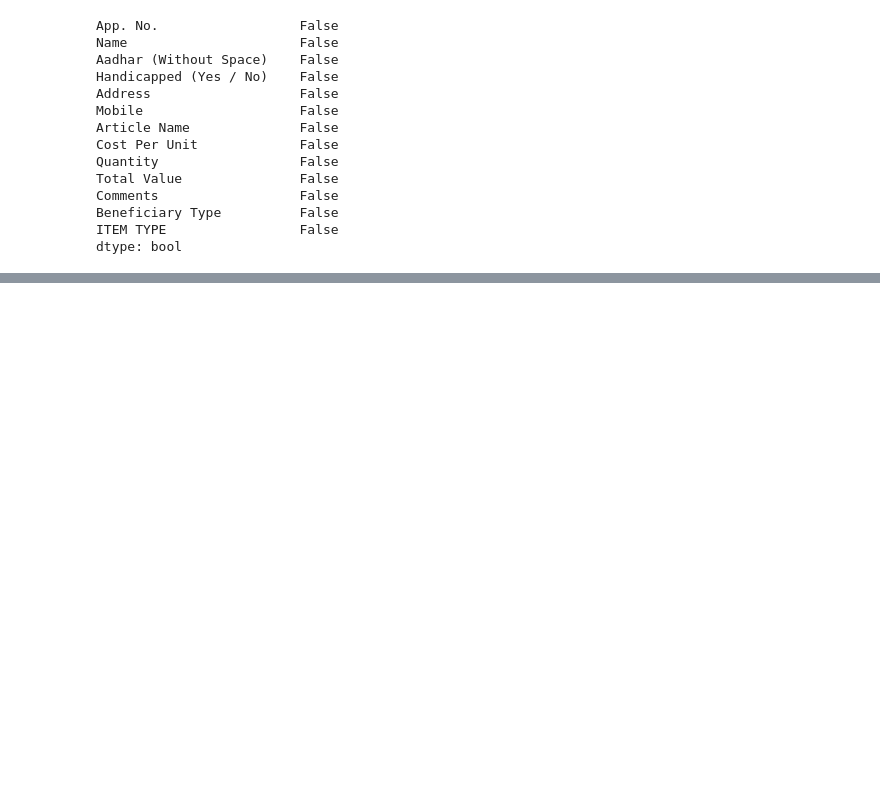
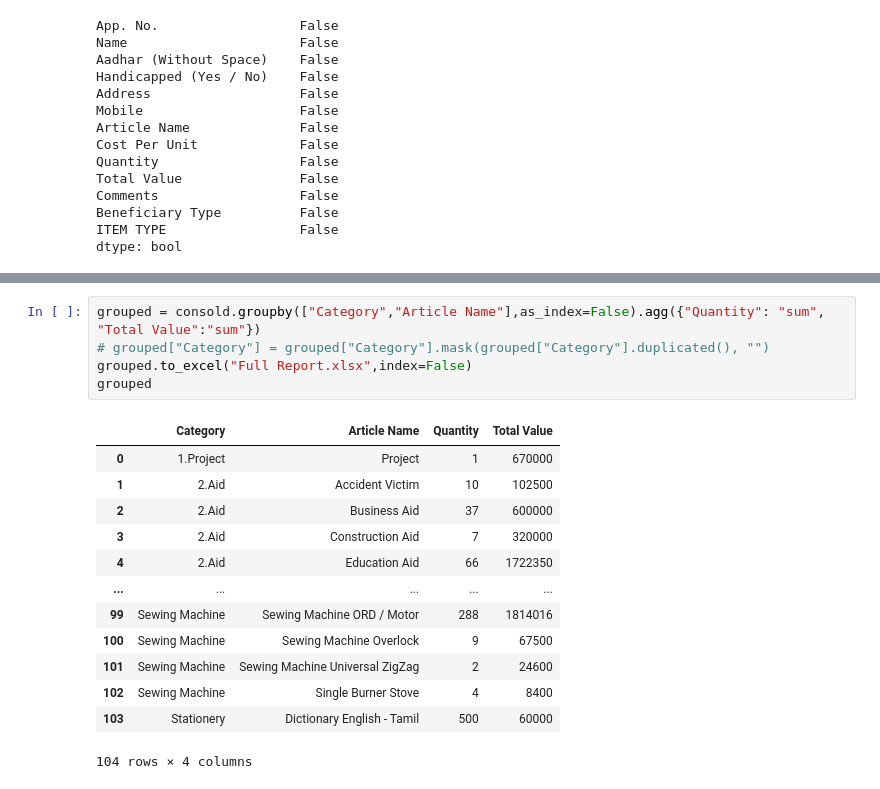
Before and after one commit to ash-sha/MNP25, a Jupyter notebook: codes/frontend.ipynb, the cells around one changed output, grey strips where cells are left out. Saved outputs shown, nothing was run; the diff lists cells and outputs as text; blank space fills up the shorter version.

```diff
--- a/codes/frontend.ipynb
+++ b/codes/frontend.ipynb
@@ -568,0 +570,19 @@ dtype: bool
+# %%
+grouped = consold.groupby(["Category","Article Name"],as_index=False).agg({"Quantity": "sum", "Total Value":"sum"})
+# grouped["Category"] = grouped["Category"].mask(grouped["Category"].duplicated(), "")
+grouped.to_excel("Full Report.xlsx",index=False)
+grouped
+# %% [output]
+|  | Category | Article Name | Quantity | Total Value |
+| 0 | 1.Project | Project | 1 | 670000 |
+| 1 | 2.Aid | Accident Victim | 10 | 102500 |
+| 2 | 2.Aid | Business Aid | 37 | 600000 |
+| 3 | 2.Aid | Construction Aid | 7 | 320000 |
+| 4 | 2.Aid | Education Aid | 66 | 1722350 |
+| ... | ... | ... | ... | ... |
+| 99 | Sewing Machine | Sewing Machine ORD / Motor | 288 | 1814016 |
+| 100 | Sewing Machine | Sewing Machine Overlock | 9 | 67500 |
+| 101 | Sewing Machine | Sewing Machine Universal ZigZag | 2 | 24600 |
+| 102 | Sewing Machine | Single Burner Stove | 4 | 8400 |
+| 103 | Stationery | Dictionary English - Tamil | 500 | 60000 |
+104 rows × 4 columns
```
Also changed, not shown: parts of 35 cells of this notebook, 6 other files.
